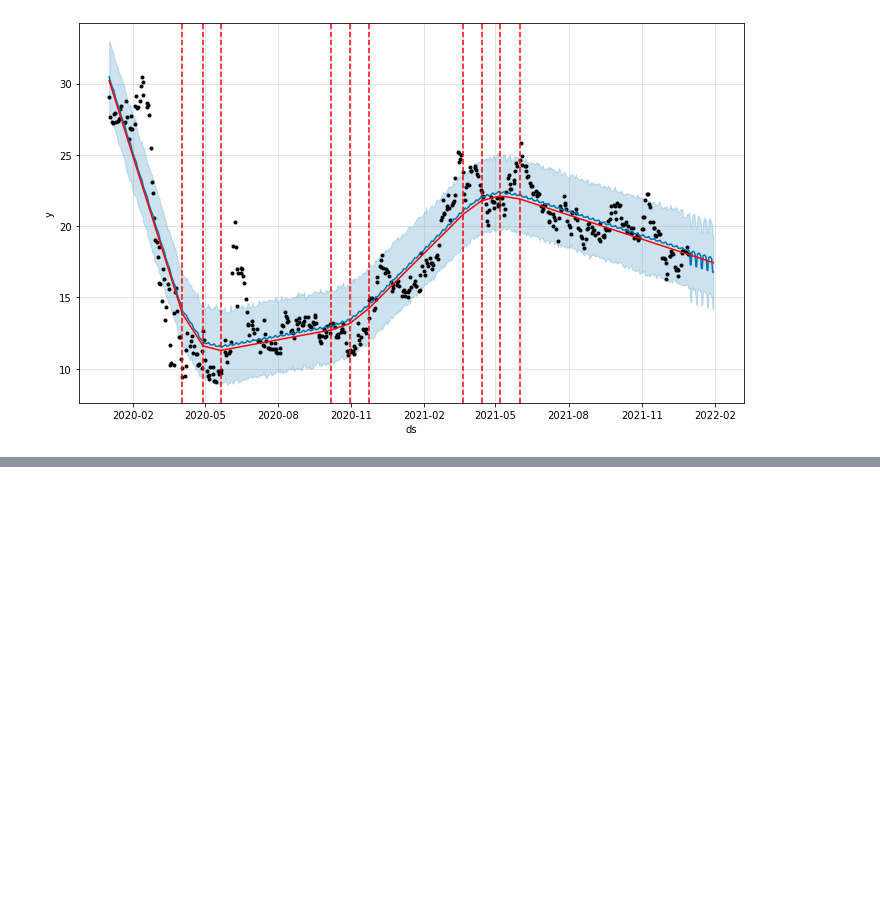
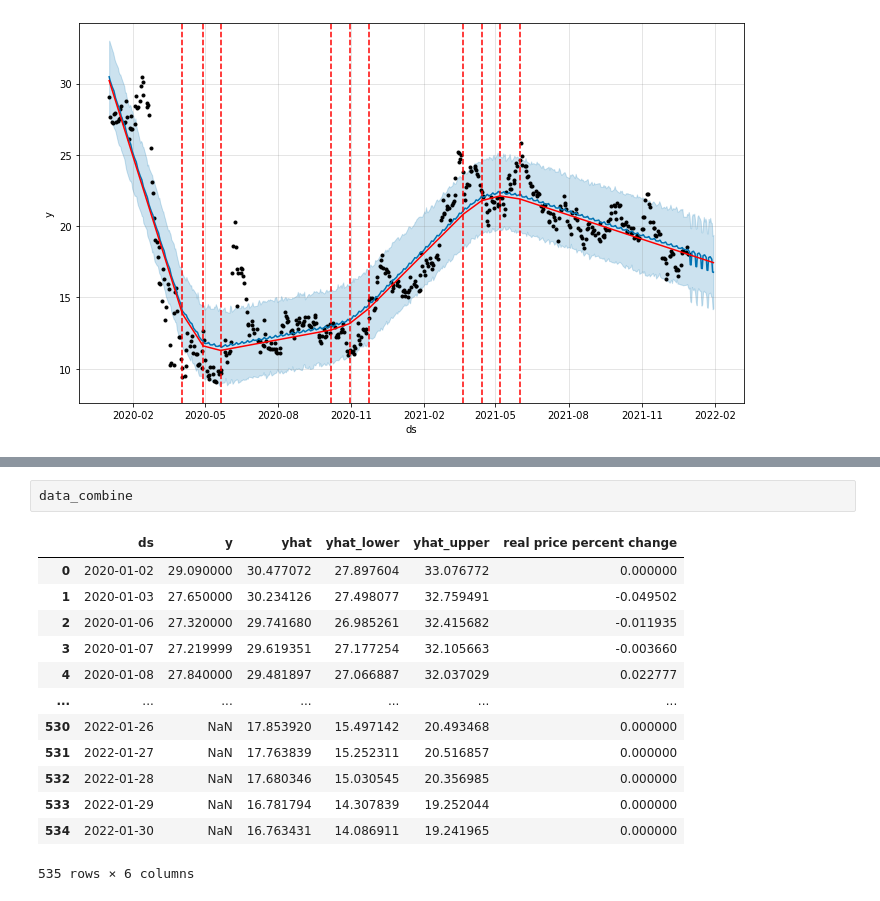
Before and after one commit to Abdulah94/Stock-Market-predictions-Using-Machine-learning, a Jupyter notebook: code/Code.ipynb, the cells around one changed output, grey strips where cells are left out. Saved outputs shown, nothing was run; the diff lists cells and outputs as text; blank space fills up the shorter version.

```diff
--- a/code/Code.ipynb
+++ b/code/Code.ipynb
@@ -346,3 +346,19 @@ Optimization terminated normally:
+# %%
+data_combine
+# %% [output]
+|  | ds | y | yhat | yhat_lower | yhat_upper | real price percent change |
+| 0 | 2020-01-02 | 29.090000 | 30.477072 | 27.897604 | 33.076772 | 0.000000 |
+| 1 | 2020-01-03 | 27.650000 | 30.234126 | 27.498077 | 32.759491 | -0.049502 |
+| 2 | 2020-01-06 | 27.320000 | 29.741680 | 26.985261 | 32.415682 | -0.011935 |
+| 3 | 2020-01-07 | 27.219999 | 29.619351 | 27.177254 | 32.105663 | -0.003660 |
+| 4 | 2020-01-08 | 27.840000 | 29.481897 | 27.066887 | 32.037029 | 0.022777 |
+| ... | ... | ... | ... | ... | ... | ... |
+| 530 | 2022-01-26 | NaN | 17.853920 | 15.497142 | 20.493468 | 0.000000 |
+| 531 | 2022-01-27 | NaN | 17.763839 | 15.252311 | 20.516857 | 0.000000 |
+| 532 | 2022-01-28 | NaN | 17.680346 | 15.030545 | 20.356985 | 0.000000 |
+| 533 | 2022-01-29 | NaN | 16.781794 | 14.307839 | 19.252044 | 0.000000 |
+| 534 | 2022-01-30 | NaN | 16.763431 | 14.086911 | 19.241965 | 0.000000 |
+535 rows × 6 columns
 # %%
 # Hold: Our bench mark. Simplest trading strategy, when we predict a stock will rise in price,
 # we hold until the last day of the prediction.
```
Also changed, not shown: parts of 5 cells of this notebook.
